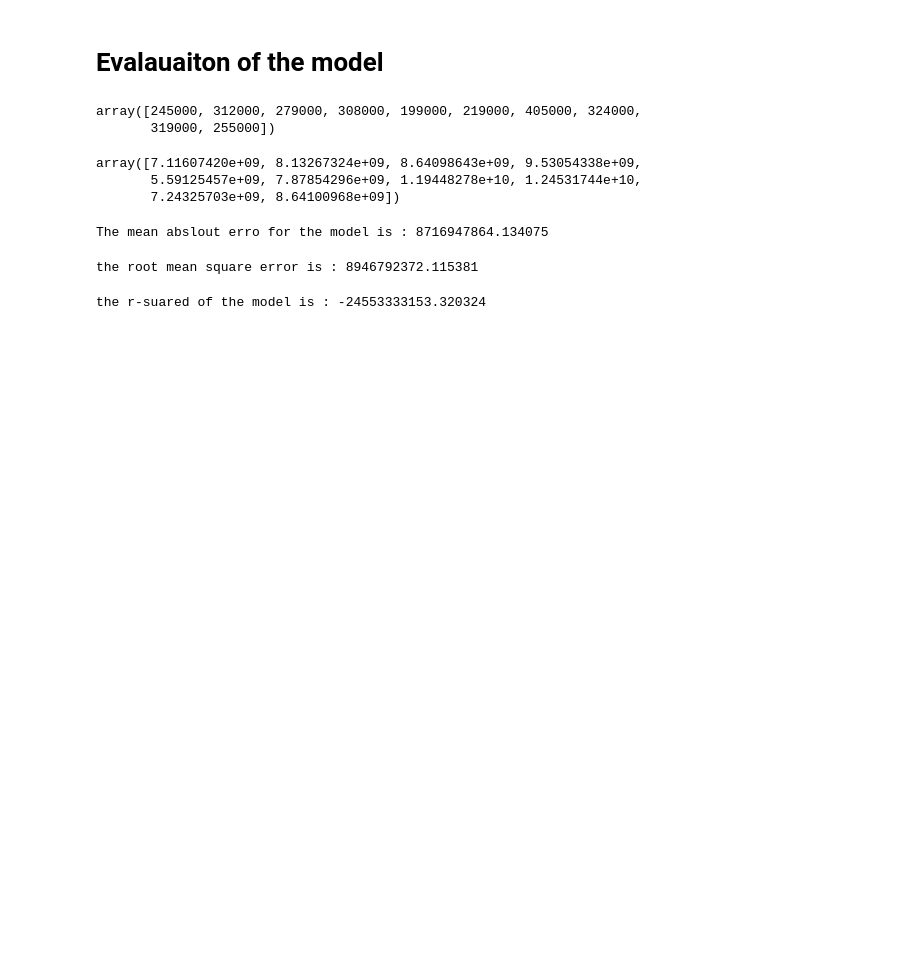
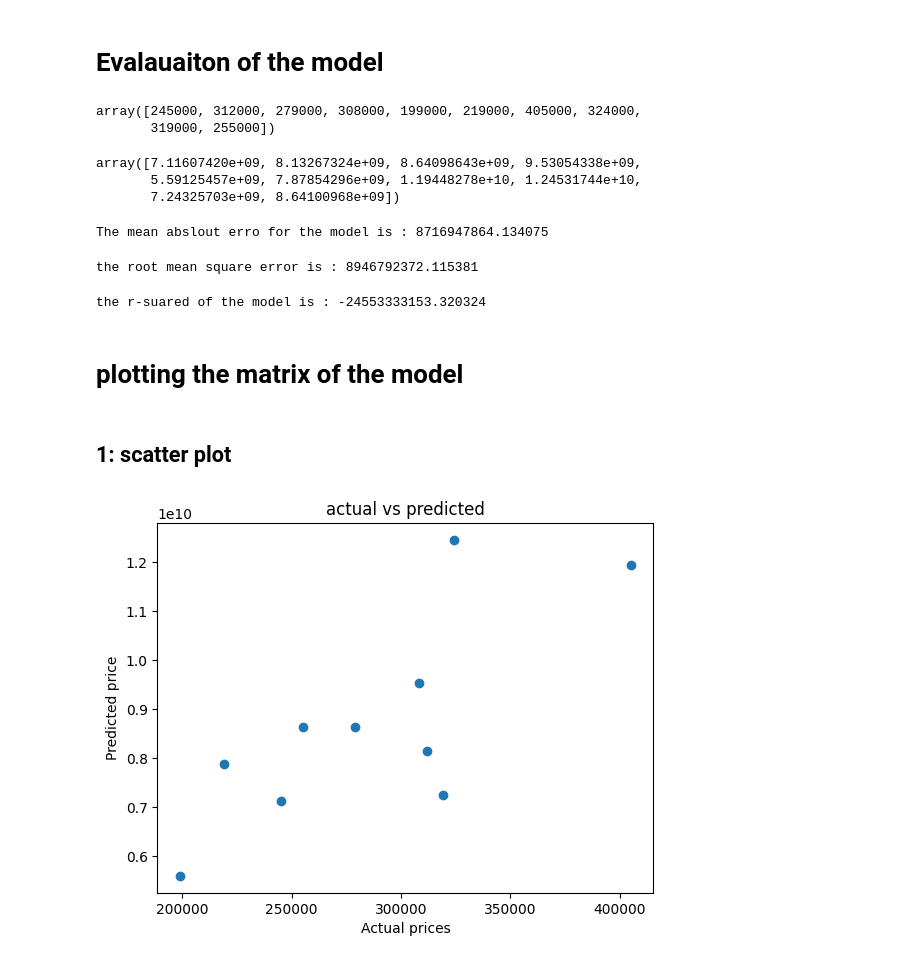
Before and after one commit to FNajafi/MyDsProject, a Jupyter notebook: notebook/03.ipynb, the cells around one changed output. Saved outputs shown, nothing was run; the diff lists cells and outputs as text; code cells hidden in the pictures; blank space fills up the shorter version.

Commit message:
added plot

```diff
--- a/notebook/03.ipynb
+++ b/notebook/03.ipynb
@@ -93,3 +93,7 @@ def r_sqrt (y_actual, y_predicted):
 print (f"the r-suared of the model is : {r_sqrt(y_actual, y_predicted)}")
 # %% [output]
 the r-suared of the model is : -24553333153.320324
+# %% [markdown]
+# plotting the matrix of the model
+# %% [markdown]
+## 1: scatter plot
@@ -95,0 +102,8 @@ the r-suared of the model is : -24553333153.320324
+# %%
+plt.scatter(y_actual, y_predicted)
+plt.xlabel("Actual prices")
+plt.ylabel("Predicted price")
+plt.title ("actual vs predicted")
+plt.show()
+# %% [output]
+[figure, added]
```
Also changed, not shown: parts of 4 cells of this notebook.
